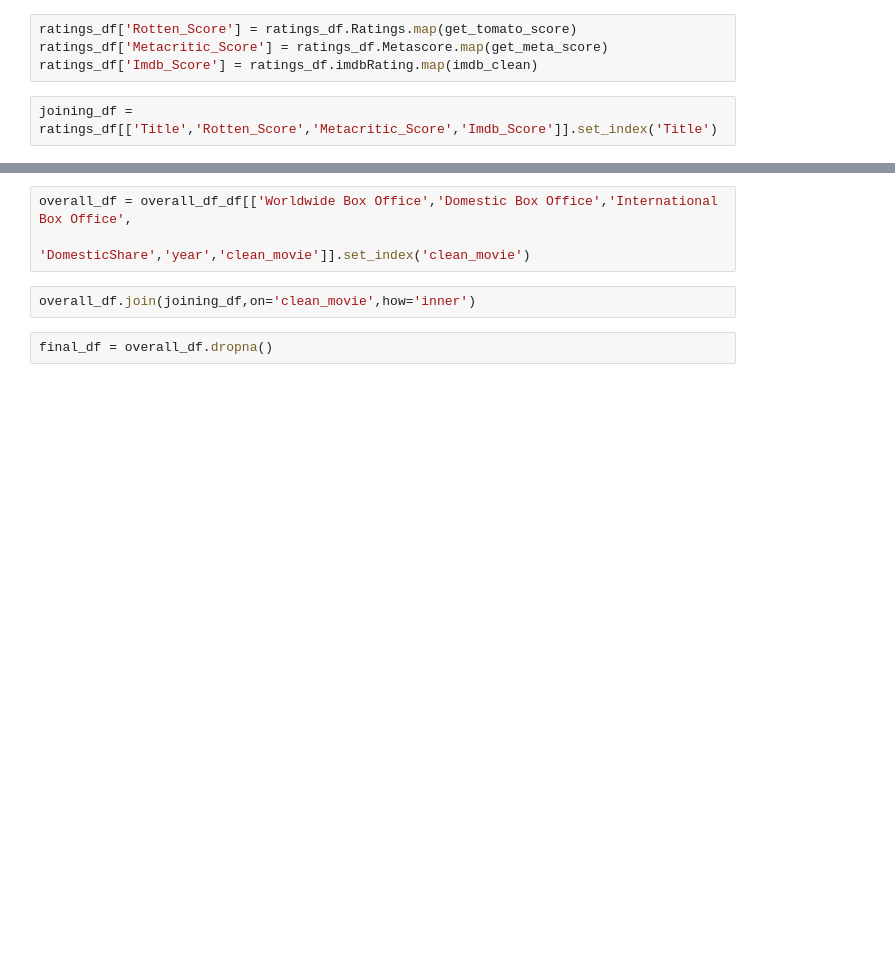
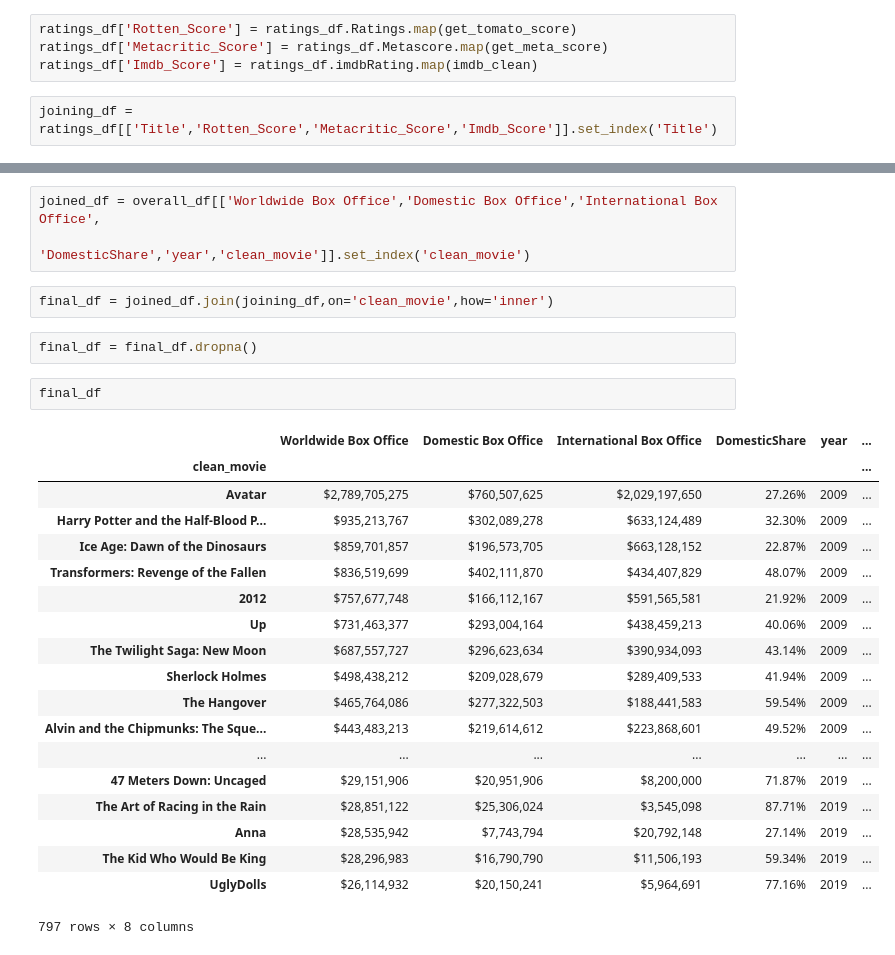
Before and after one commit to ColinMaloney/movies, a Jupyter notebook: yearly_rating.ipynb, the cells around one changed output, grey strips where cells are left out. Cells and saved outputs as stored; diff of their text form; blank space fills up the shorter version.

Commit message:
down to one notebook

```diff
--- a/yearly_rating.ipynb
+++ b/yearly_rating.ipynb
@@ -80,7 +147,29 @@ joining_df = ratings_df[['Title','Rotten_Score','Metacritic_Score','Imdb_Score']
 # %%
-overall_df = overall_df_df[['Worldwide Box Office','Domestic Box Office','International Box Office',
+joined_df = overall_df[['Worldwide Box Office','Domestic Box Office','International Box Office',
                                'DomesticShare','year','clean_movie']].set_index('clean_movie')
 # %%
-overall_df.join(joining_df,on='clean_movie',how='inner')
+final_df = joined_df.join(joining_df,on='clean_movie',how='inner')
 # %%
-final_df = overall_df.dropna()
+final_df = final_df.dropna()
+# %%
+final_df
+# %% [output]
+|  | Worldwide Box Office | Domestic Box Office | International Box Office | DomesticShare | year | ... |
+| clean_movie |  |  |  |  |  | ... |
+| Avatar | $2,789,705,275 | $760,507,625 | $2,029,197,650 | 27.26% | 2009 | ... |
+| Harry Potter and the Half-Blood P... | $935,213,767 | $302,089,278 | $633,124,489 | 32.30% | 2009 | ... |
+| Ice Age: Dawn of the Dinosaurs | $859,701,857 | $196,573,705 | $663,128,152 | 22.87% | 2009 | ... |
+| Transformers: Revenge of the Fallen | $836,519,699 | $402,111,870 | $434,407,829 | 48.07% | 2009 | ... |
+| 2012 | $757,677,748 | $166,112,167 | $591,565,581 | 21.92% | 2009 | ... |
+| Up | $731,463,377 | $293,004,164 | $438,459,213 | 40.06% | 2009 | ... |
+| The Twilight Saga: New Moon | $687,557,727 | $296,623,634 | $390,934,093 | 43.14% | 2009 | ... |
+| Sherlock Holmes | $498,438,212 | $209,028,679 | $289,409,533 | 41.94% | 2009 | ... |
+| The Hangover | $465,764,086 | $277,322,503 | $188,441,583 | 59.54% | 2009 | ... |
+| Alvin and the Chipmunks: The Sque... | $443,483,213 | $219,614,612 | $223,868,601 | 49.52% | 2009 | ... |
+| ... | ... | ... | ... | ... | ... | ... |
+| 47 Meters Down: Uncaged | $29,151,906 | $20,951,906 | $8,200,000 | 71.87% | 2019 | ... |
+| The Art of Racing in the Rain | $28,851,122 | $25,306,024 | $3,545,098 | 87.71% | 2019 | ... |
+| Anna | $28,535,942 | $7,743,794 | $20,792,148 | 27.14% | 2019 | ... |
+| The Kid Who Would Be King | $28,296,983 | $16,790,790 | $11,506,193 | 59.34% | 2019 | ... |
+| UglyDolls | $26,114,932 | $20,150,241 | $5,964,691 | 77.16% | 2019 | ... |
+797 rows × 8 columns
```
Also changed, not shown: parts of 22 cells of this notebook.
